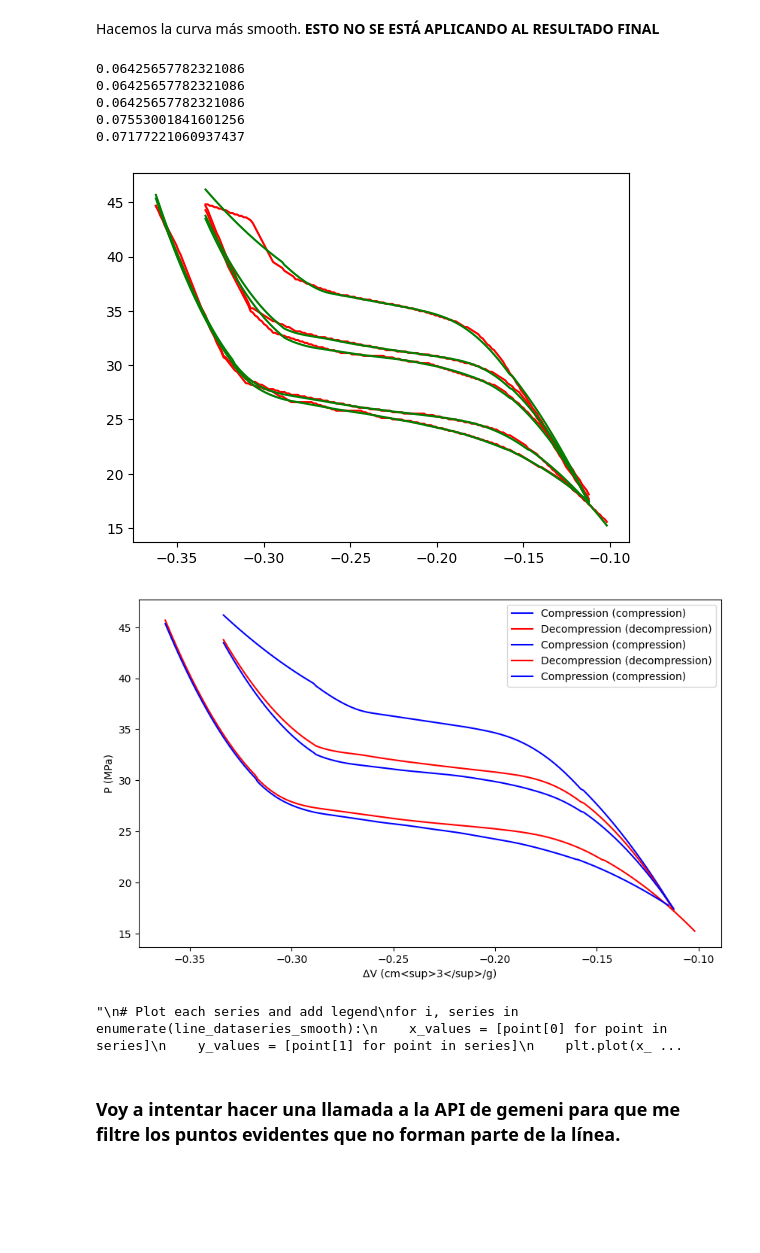
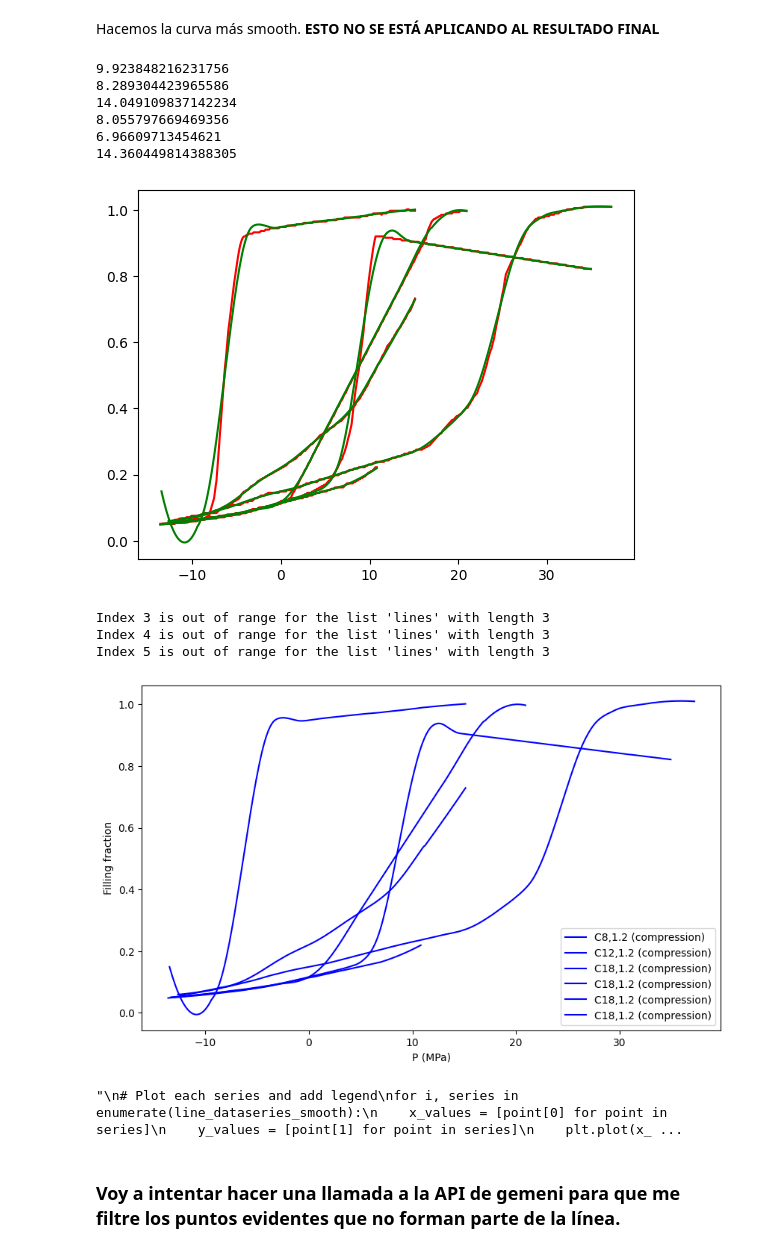
Before and after one commit to f92esmup/Automated-Graphical-Data-Extraction-for-Nanoporous-Materials, a Jupyter notebook: Image.ipynb, the cells around one changed output. Drawn from its saved outputs; the diff is of its cells as text; code cells hidden in the pictures; blank space fills up the shorter version.

```diff
--- a/Image.ipynb
+++ b/Image.ipynb
@@ -69,7 +69,7 @@ config_path = './Image_detection/weights/work_dirs/cascade_rcnn_swin-t_fpn_LGF_V
 image_name = 'sample_image.png'
 
 # Manually define the image path
-image_path = './data/images/image3.png'
+image_path = './data/images/image7.png'
 
 # Define the output path using output_dir and the image name
 output_path = os.path.join(output_dir, f"{image_name}")
@@ -244,7 +244,7 @@ load checkpoint from local path: ./Image_detection/weights/weights.pth
 # %% [markdown]
 Process the image and obtain the line data series
 # %%
-line_dataseries = process_image(inference, image_path, eliminate_duplicates=True)
+line_dataseries = process_image(inference,image_path,mask_kp_sample_interval=10 ,inter_type='linear',eliminate_duplicates=True)
 # %% [markdown]
 Rescale the line data series using the calculated scales and origins
 # %%
@@ -289,6 +289,7 @@ plt.show()
 Hacemos la curva más smooth. **ESTO NO SE ESTÁ APLICANDO AL RESULTADO FINAL**
 # %%
 from scipy.signal import savgol_filter
+from scipy.interpolate import UnivariateSpline
 
 def smooth_line_data(line_dataseries, method=0, window_size=1):
     line_dataseries_smooth = []
@@ -296,50 +297,53 @@ def smooth_line_data(line_dataseries, method=0, window_size=1):
         x_values = np.array([point[0] for point in series])
         y_values = np.array([point[1] for point in series])
 
-        if method == 0: # 0 = Savitzky-Golay filter &  1 = Moving average filter
+        if method == 0:  # Savitzky-Golay filter
             if len(x_values) > 3:  # Ensure there are enough points to apply Savitzky-Golay filter
-                # Apply Savitzky-Golay filter
                 y_smooth = savgol_filter(y_values, window_length=window_size, polyorder=2)
                 line_dataseries_smooth.append(list(zip(x_values, y_smooth)))
             else:
                 line_dataseries_smooth.append(series)
-        else:
+        elif method == 1:  # Moving average filter
             if len(x_values) > 3:  # Ensure there are enough points to create a spline
-                # Apply moving average filter
                 y_smooth = np.convolve(y_values, np.ones(window_size) / window_size, mode='valid')
-
-                # Adjust x to match the length of y_smooth
                 x_smooth = x_values[:len(y_smooth)]
-
                 line_dataseries_smooth.append(list(zip(x_smooth, y_smooth)))
+            else:
+                line_dataseries_smooth.append(series)
+        elif method == 2:  # Spline interpolation
+            if len(x_values) > 3:  # Ensure there are enough points to create a spline
+                spline = UnivariateSpline(x_values, y_values)
+                y_smooth = spline(x_values)
+                line_dataseries_smooth.append(list(zip(x_values, y_smooth)))
             else:
                 line_dataseries_smooth.append(series)
     return line_dataseries_smooth
 # Smooth the line data series
-line_dataseries_smooth = smooth_line_data(line_dataseries_escal, method=0, window_size=70)
+line_dataseries_smooth = smooth_line_data(line_dataseries_escal, method=0, window_size=60)
 
 
 # Plot the original line data series in red
 for series in line_dataseries_escal:
     x_values = [point[0] for point in series]
     print(np.std(x_values))
     y_values = [point[1] for point in series]
     plt.plot(x_values, y_values, 'r')
 
 # Plot the smoothed line data series in green
 for series in line_dataseries_smooth:
     x_values = [point[0] for point in series]
     y_values = [point[1] for point in series]
     plt.plot(x_values, y_values, 'g')
 
 plt.show()
 # %% [output]
-0.06425657782321086
-0.06425657782321086
-0.06425657782321086
-0.07553001841601256
-0.07177221060937437
+9.923848216231756
+8.289304423965586
+14.049109837142234
+8.055797669469356
+6.96609713454621
+14.360449814388305
-[figure, old version]
+[figure, new version]
 # %%
 # Plot the rescaled line data series with legend
 plt.figure(figsize=(10, 6))
@@ -374,8 +378,11 @@ plt.legend()
 plt.show()
 """
 # %% [output]
+Index 3 is out of range for the list 'lines' with length 3
+Index 4 is out of range for the list 'lines' with length 3
+Index 5 is out of range for the list 'lines' with length 3
-[figure, old version]
+[figure, new version]
-"\n# Plot each series and add legend\nfor i, series in enumerate(line_dataseries_smooth):\n    x_values = [point[0] for point in series]\n    y_values = [point[1] for point in series]\n    plt.plot(x_ ...
+"\n# Plot each series and add legend\nfor i, series in enumerate(line_dataseries_smooth):\n    x_values = [point[0] for point in series]\n    y_values = [point[1] for point in series]\n    plt.plot(x_ ...
 # %% [markdown]
 ### Voy a intentar hacer una llamada a la API de gemeni para que me filtre los puntos evidentes que no forman parte de la línea.
 # %%
```
Also changed, not shown: parts of 4 cells of this notebook, 4 other files.
